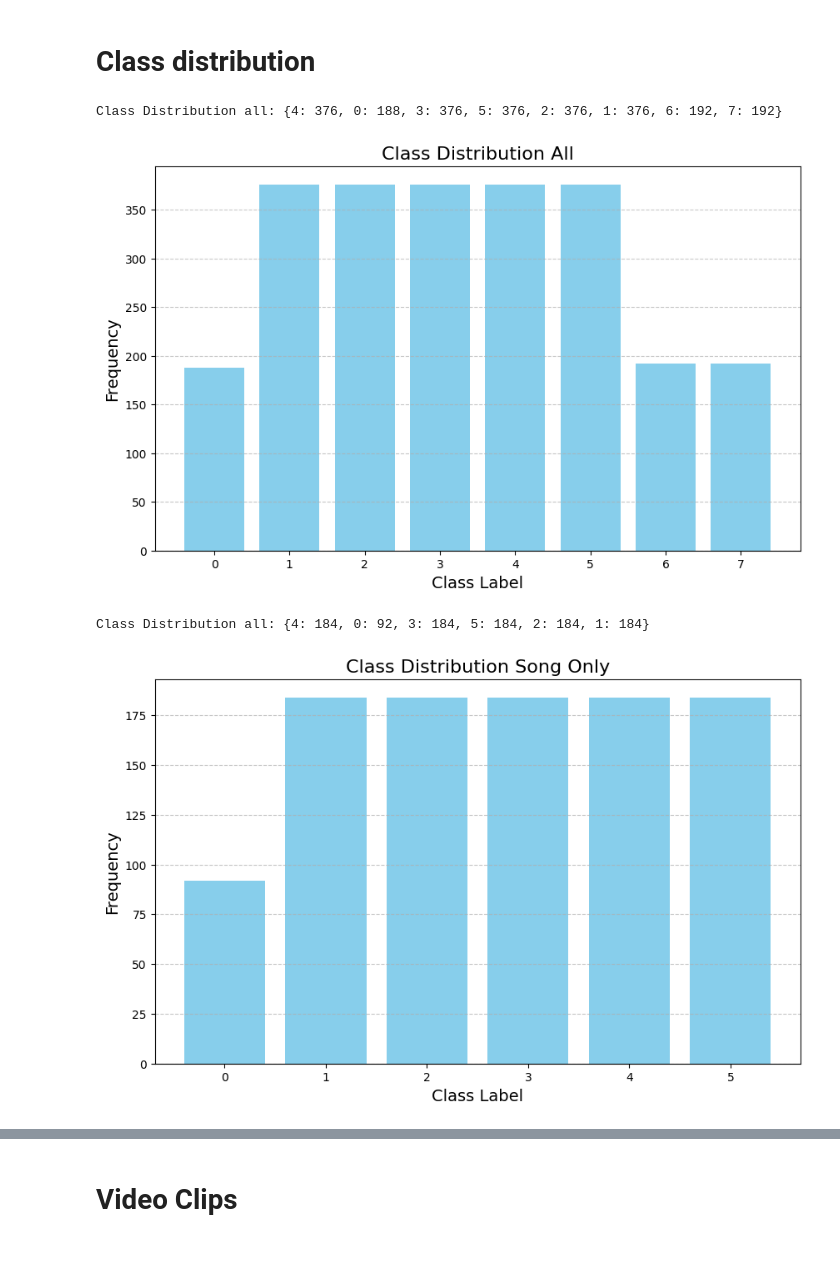
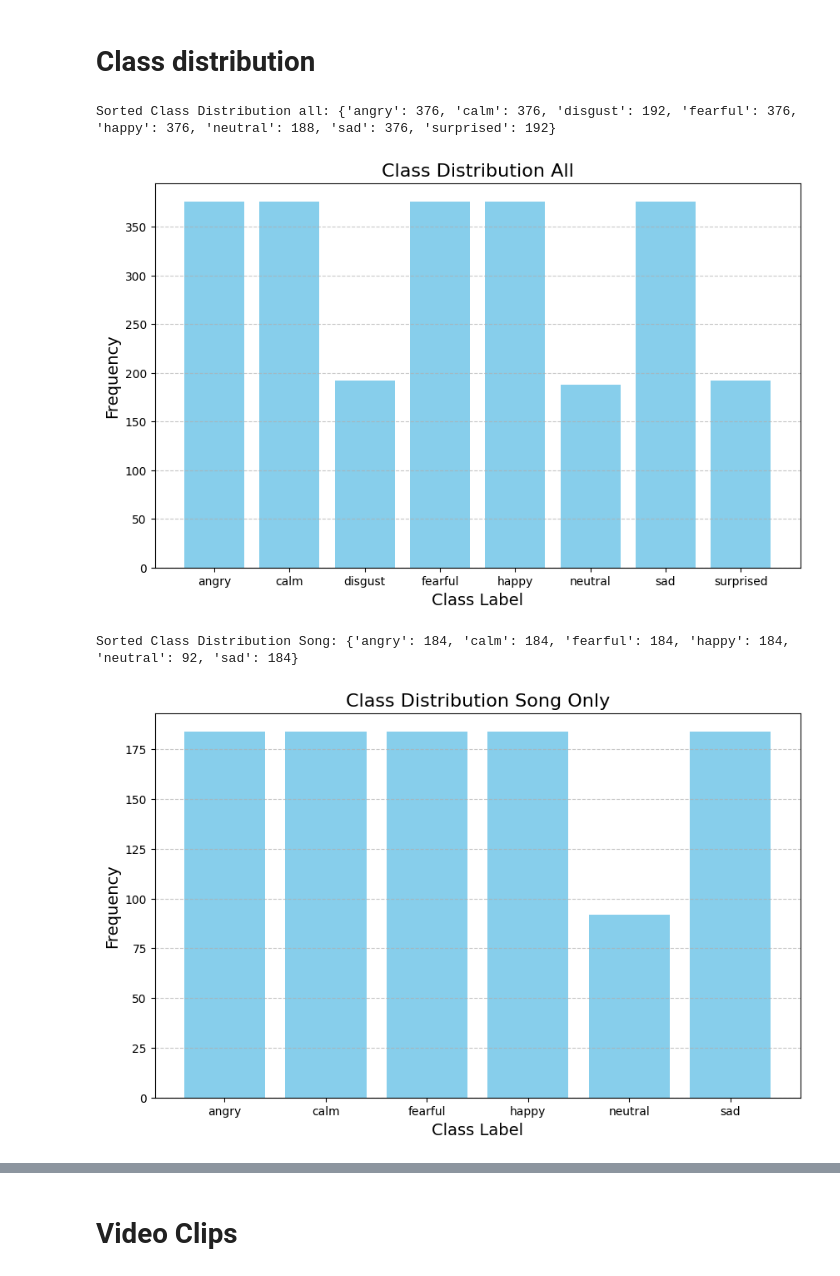
Before and after one commit to Devininthelab/face_emotion_recognition, a Jupyter notebook: src/preprocess/preprocess.ipynb, the cells around one changed output, grey strips where cells are left out. Cells and saved outputs as stored; diff of their text form; code cells hidden in the pictures.

Commit message:
update data insights

```diff
--- a/src/preprocess/preprocess.ipynb
+++ b/src/preprocess/preprocess.ipynb
@@ -91,14 +115,14 @@ Speech lengths:  [3.1698333333333335, 3.2365625, 3.5702291666666666, 3.470125, 3
 # Extract labels file
 # %%
 emotion_map = {
-    '01': 'neutral',
-    '02': 'calm',
-    '03': 'happy',
-    '04': 'sad',
-    '05': 'angry',
-    '06': 'fearful',
-    '07': 'disgust',
-    '08': 'surprised'
+    1 : 'neutral',
+    2 : 'calm',
+    3 : 'happy',
+    4 : 'sad',
+    5 : 'angry',
+    6 : 'fearful',
+    7 : 'disgust',
+    8: 'surprised'
 }
 
 statement_map = {
@@ -157,58 +181,41 @@ def calculate_class_distribution(jsonl_path):
     with open(jsonl_path, 'r') as f:
         for line in f:
             entry = json.loads(line)
-            class_counts[entry['label']] += 1
+            class_counts[emotion_map[entry['emotion_id']]] += 1
     return dict(class_counts)
 # %%
-from collections import Counter
-
-def calculate_class_distribution(jsonl_path):
-    """
-    Calculate the class distribution from a JSONL file.
-
-    Parameters:
-    jsonl_path (str): Path to the JSONL file.
-
-    Returns:
-    dict: A dictionary with class labels as keys and their counts as values.
-    """
-    class_counts = Counter()
-    with open(jsonl_path, 'r') as f:
-        for line in f:
-            entry = json.loads(line)
-            class_counts[entry['label']] += 1
-    return dict(class_counts)
-
 # Calculate and display the class distribution
-class_distribution = calculate_class_distribution('/home/varaudio/Thang/emotion_recognition/src/preprocess/metadata/all_ravdess_data.jsonl')
-print("Class Distribution all:", class_distribution)
-
+class_distribution_all = calculate_class_distribution('/home/varaudio/Thang/emotion_recognition/src/preprocess/metadata/all__ravdess_data.jsonl')
+#print("Class Distribution all:", class_distribution_all)
+class_distribution_all = {k: v for k, v in sorted(class_distribution_all.items(), key=lambda item: item[0])}
+print("Sorted Class Distribution all:", class_distribution_all)
 # Plot the class distribution as a histogram
 plt.figure(figsize=(10, 6))
-plt.bar(class_distribution.keys(), class_distribution.values(), color='skyblue')
+plt.bar(class_distribution_all.keys(), class_distribution_all.values(), color='skyblue')
 plt.title('Class Distribution All', fontsize=16)
 plt.xlabel('Class Label', fontsize=14)
 plt.ylabel('Frequency', fontsize=14)
-plt.xticks(list(class_distribution.keys()))
+plt.xticks(list(class_distribution_all.keys()))
 plt.grid(axis='y', linestyle='--', alpha=0.7)
 plt.show()
 # %% [output]
-Class Distribution all: {4: 376, 0: 188, 3: 376, 5: 376, 2: 376, 1: 376, 6: 192, 7: 192}
+Sorted Class Distribution all: {'angry': 376, 'calm': 376, 'disgust': 192, 'fearful': 376, 'happy': 376, 'neutral': 188, 'sad': 376, 'surprised': 192}
-[figure, old version]
+[figure, new version]
 # %%
-class_distribution = calculate_class_distribution('/home/varaudio/Thang/emotion_recognition/src/preprocess/metadata/song_ravdess_data.jsonl')
-print("Class Distribution all:", class_distribution)
-
+class_distribution_song = calculate_class_distribution('/home/varaudio/Thang/emotion_recognition/src/preprocess/metadata/song_ravdess_data.jsonl')
+#print("Class Distribution Song:", class_distribution_song)
+class_distribution_song = {k: v for k, v in sorted(class_distribution_song.items(), key=lambda item: item[0])}
+print("Sorted Class Distribution Song:", class_distribution_song)
 # Plot the class distribution as a histogram
 plt.figure(figsize=(10, 6))
-plt.bar(class_distribution.keys(), class_distribution.values(), color='skyblue')
+plt.bar(class_distribution_song.keys(), class_distribution_song.values(), color='skyblue')
 plt.title('Class Distribution Song Only', fontsize=16)
 plt.xlabel('Class Label', fontsize=14)
 plt.ylabel('Frequency', fontsize=14)
-plt.xticks(list(class_distribution.keys()))
+plt.xticks(list(class_distribution_song.keys()))
 plt.grid(axis='y', linestyle='--', alpha=0.7)
 plt.show()
 # %% [output]
-Class Distribution all: {4: 184, 0: 92, 3: 184, 5: 184, 2: 184, 1: 184}
+Sorted Class Distribution Song: {'angry': 184, 'calm': 184, 'fearful': 184, 'happy': 184, 'neutral': 92, 'sad': 184}
-[figure, old version]
+[figure, new version]
 # %%
```
Also changed, not shown: parts of 8 cells of this notebook, 4 other files.
